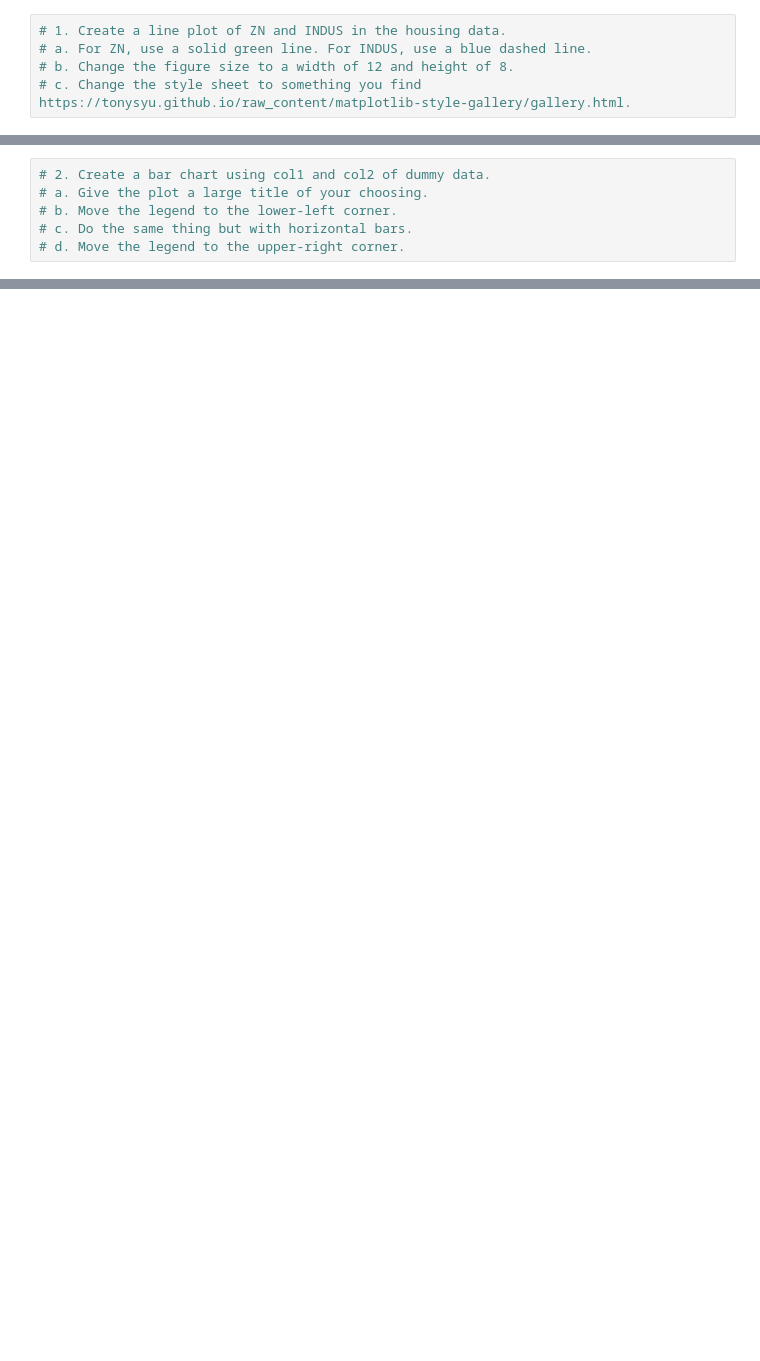
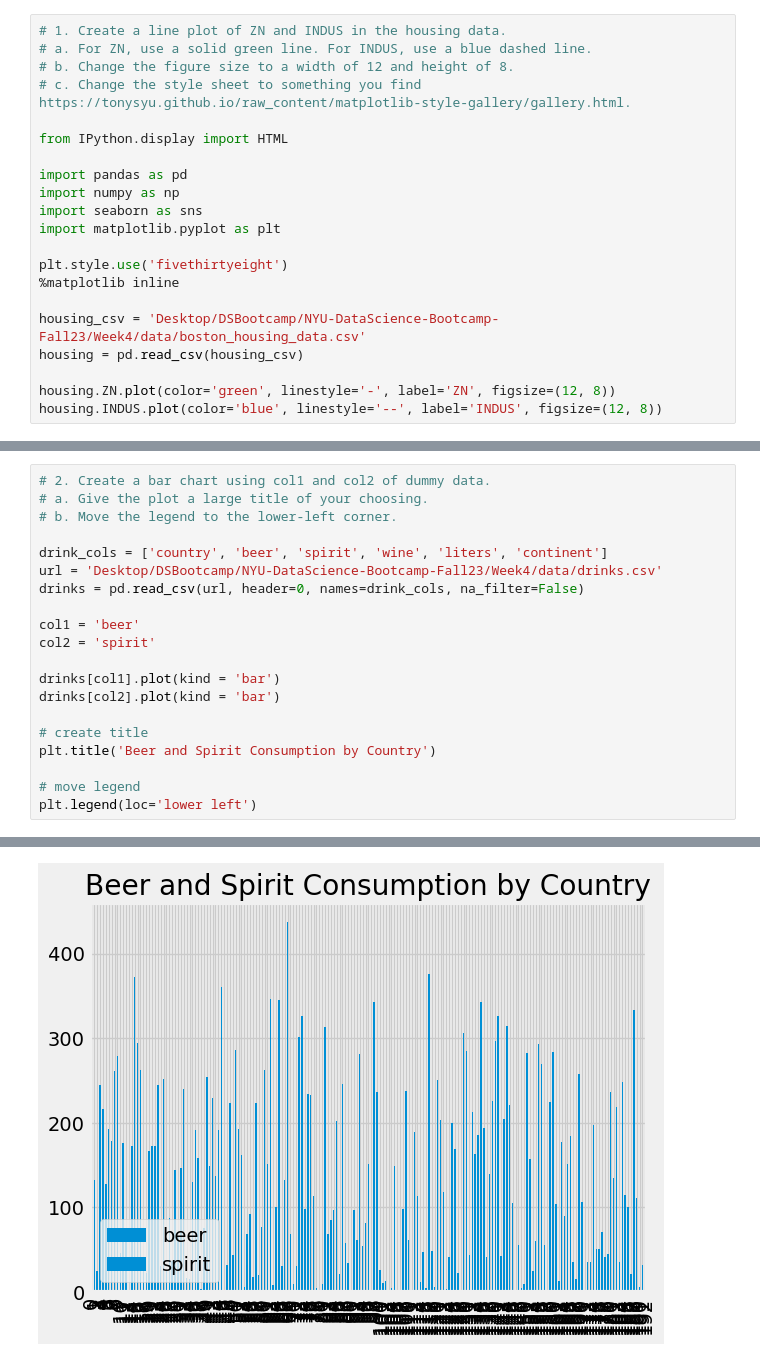
Before and after one commit to Yushan-Li-nyu/Data-Science-Bootcamp, a Jupyter notebook: DS Bootcamp HW4.ipynb, the cells around one changed output, grey strips where cells are left out. Saved outputs shown, nothing was run; the diff lists cells and outputs as text; blank space fills up the shorter version.

```diff
--- a/DS Bootcamp HW4.ipynb
+++ b/DS Bootcamp HW4.ipynb
@@ -3,3 +3,19 @@
 # a. For ZN, use a solid green line. For INDUS, use a blue dashed line.
 # b. Change the figure size to a width of 12 and height of 8.
 # c. Change the style sheet to something you find https://tonysyu.github.io/raw_content/matplotlib-style-gallery/gallery.html.
+
+from IPython.display import HTML
+
+import pandas as pd
+import numpy as np
+import seaborn as sns
+import matplotlib.pyplot as plt
+
+plt.style.use('fivethirtyeight')
+%matplotlib inline
+
+housing_csv = 'Desktop/DSBootcamp/NYU-DataScience-Bootcamp-Fall23/Week4/data/boston_housing_data.csv'
+housing = pd.read_csv(housing_csv)
+
+housing.ZN.plot(color='green', linestyle='-', label='ZN', figsize=(12, 8))
+housing.INDUS.plot(color='blue', linestyle='--', label='INDUS', figsize=(12, 8))
@@ -7,5 +26,20 @@
 # 2. Create a bar chart using col1 and col2 of dummy data.
 # a. Give the plot a large title of your choosing.
 # b. Move the legend to the lower-left corner.
-# c. Do the same thing but with horizontal bars.
-# d. Move the legend to the upper-right corner.
+
+drink_cols = ['country', 'beer', 'spirit', 'wine', 'liters', 'continent']
+url = 'Desktop/DSBootcamp/NYU-DataScience-Bootcamp-Fall23/Week4/data/drinks.csv'
+drinks = pd.read_csv(url, header=0, names=drink_cols, na_filter=False)
+
+col1 = 'beer'
+col2 = 'spirit'
+
+drinks[col1].plot(kind = 'bar')
+drinks[col2].plot(kind = 'bar')
+
+# create title
+plt.title('Beer and Spirit Consumption by Country')
+
+# move legend
+plt.legend(loc='lower left')
+# %% [output]
@@ -11,0 +47 @@
+[figure, added]
```
Also changed, not shown: parts of 7 cells of this notebook.
